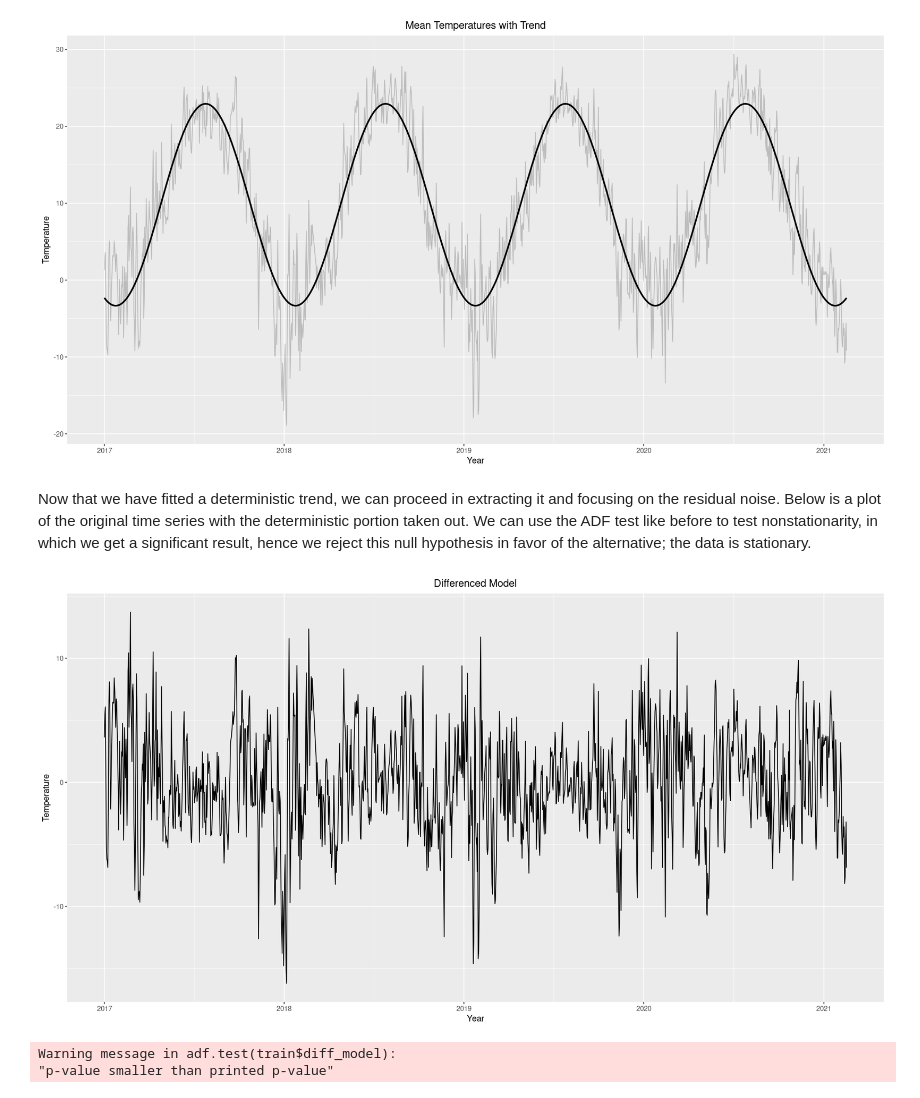
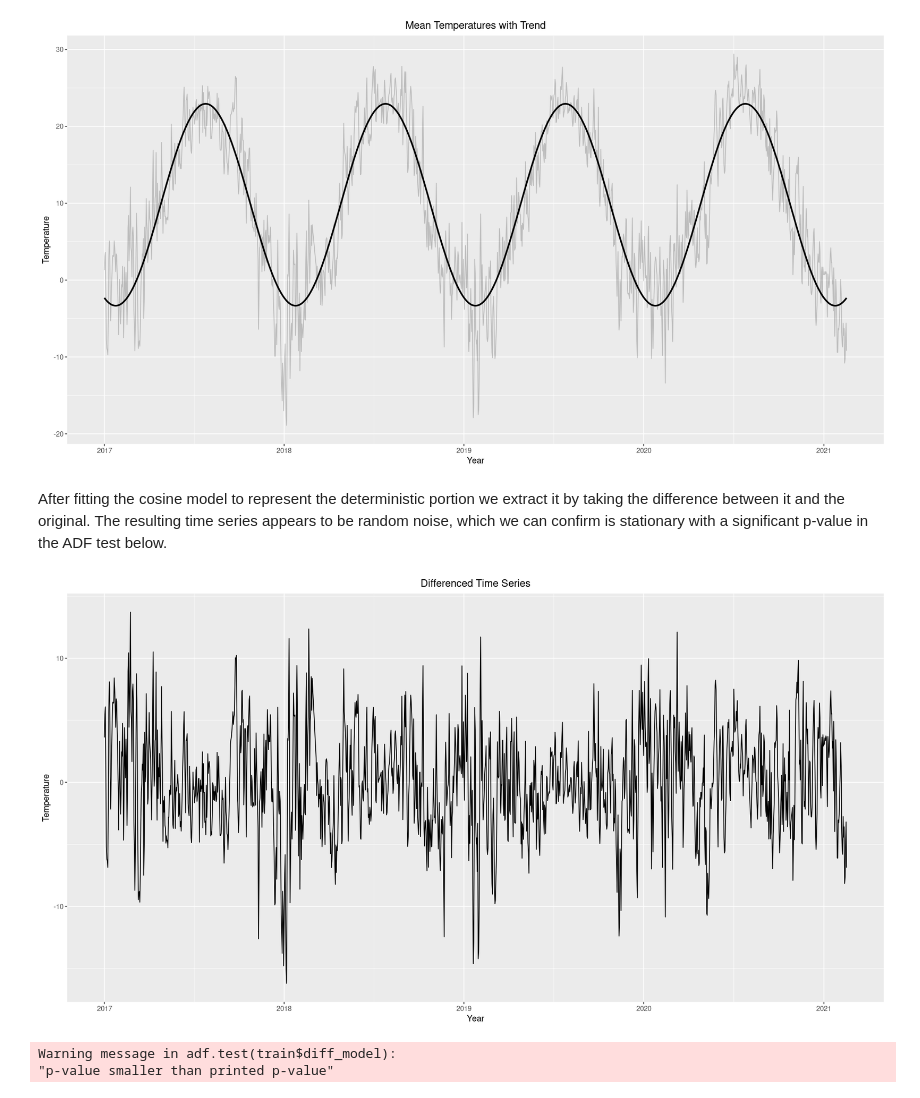
Before and after one commit to SebastianLech/toronto_temps, a Jupyter notebook: analysis_notebook.ipynb, the cells around one changed output. Drawn from its saved outputs; the diff is of its cells as text; code cells hidden in the pictures.

```diff
--- a/analysis_notebook.ipynb
+++ b/analysis_notebook.ipynb
@@ -229,14 +203,15 @@ ggplot() + geom_line(data=train, aes(x=Date.Time, y=mean.temp), alpha=0.2) +
 # %% [output]
 [figure]
-# %% [markdown]
-Now that we have fitted a deterministic trend, we can proceed in extracting it and focusing on the residual noise.  Below is a plot of the original time series with the deterministic portion taken out.  We can use the ADF test like before to test nonstationarity, in which we get a significant result, hence we reject this null hypothesis in favor of the alternative; the data is stationary.
+# %% [markdown]
+After fitting the cosine model to represent the deterministic portion we extract it by taking the difference between it and the original.  The resulting time series appears to be random noise, which we can confirm is stationary with a significant p-value in the ADF test below.
 # %%
-train$diff_model <- train[, 7] - train[, 8]
+train$diff_model <- train[, 7] - train[, 8]  # difference between cos and original
 ggplot(data=train, aes(x=Date.Time, y=diff_model)) + geom_line() +
-ggtitle('Differenced Model') + theme(plot.title = element_text(hjust = 0.5)) +
-xlab('Year') + ylab('Temperature')
+        ggtitle('Differenced Time Series') +
+        xlab('Year') + ylab('Temperature') +
+        theme(plot.title = element_text(hjust = 0.5))
 # %% [output]
-[figure, old version]
+[figure, new version]
 # %%
 adf.test(train$diff_model)
 # %% [output]
```
Also changed, not shown: parts of 34 cells of this notebook.
